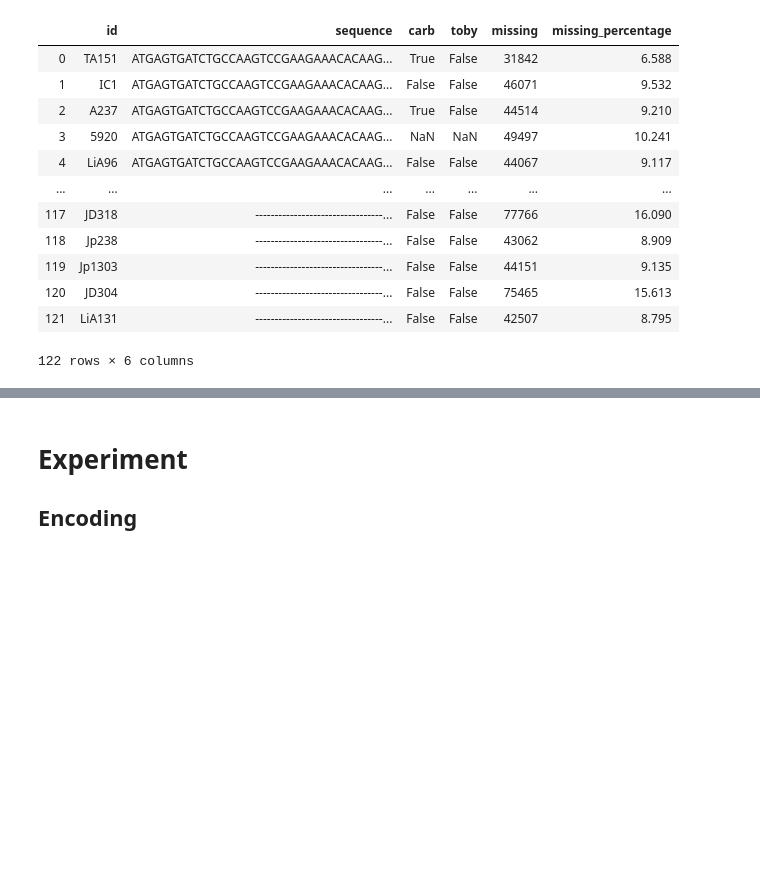
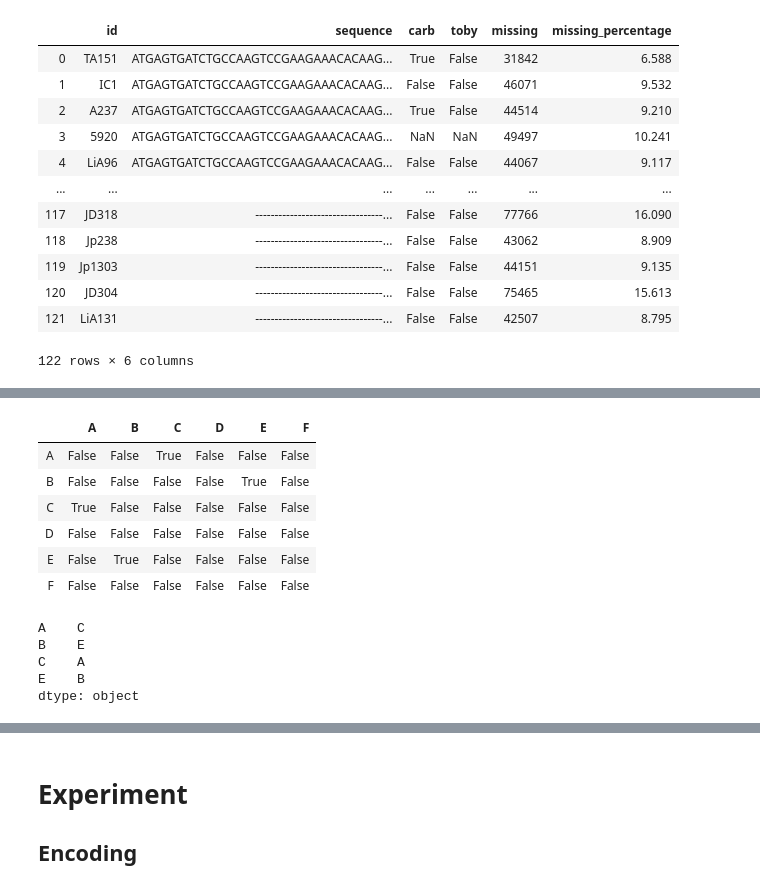
Before and after one commit to solislemuslab/dna-nn, a Jupyter notebook: zhaoyi/pseudomonas.ipynb, the cells around one changed output, grey strips where cells are left out. Saved outputs shown, nothing was run; the diff lists cells and outputs as text; code cells hidden in the pictures; blank space fills up the shorter version.

```diff
--- a/zhaoyi/pseudomonas.ipynb
+++ b/zhaoyi/pseudomonas.ipynb
@@ -151,0 +264,21 @@ True
+# %%
+mask = test == test.min().min()
+mask
+# %% [output]
+|  | A | B | C | D | E | F |
+| A | False | False | True | False | False | False |
+| B | False | False | False | False | True | False |
+| C | True | False | False | False | False | False |
+| D | False | False | False | False | False | False |
+| E | False | True | False | False | False | False |
+| F | False | False | False | False | False | False |
+# %%
+row = mask.any(axis=1)
+pos = test[row].idxmin(axis=1)
+pos
+# %% [output]
+A    C
+B    E
+C    A
+E    B
+dtype: object
```
Also changed, not shown: parts of 57 cells of this notebook, 3 other files.
